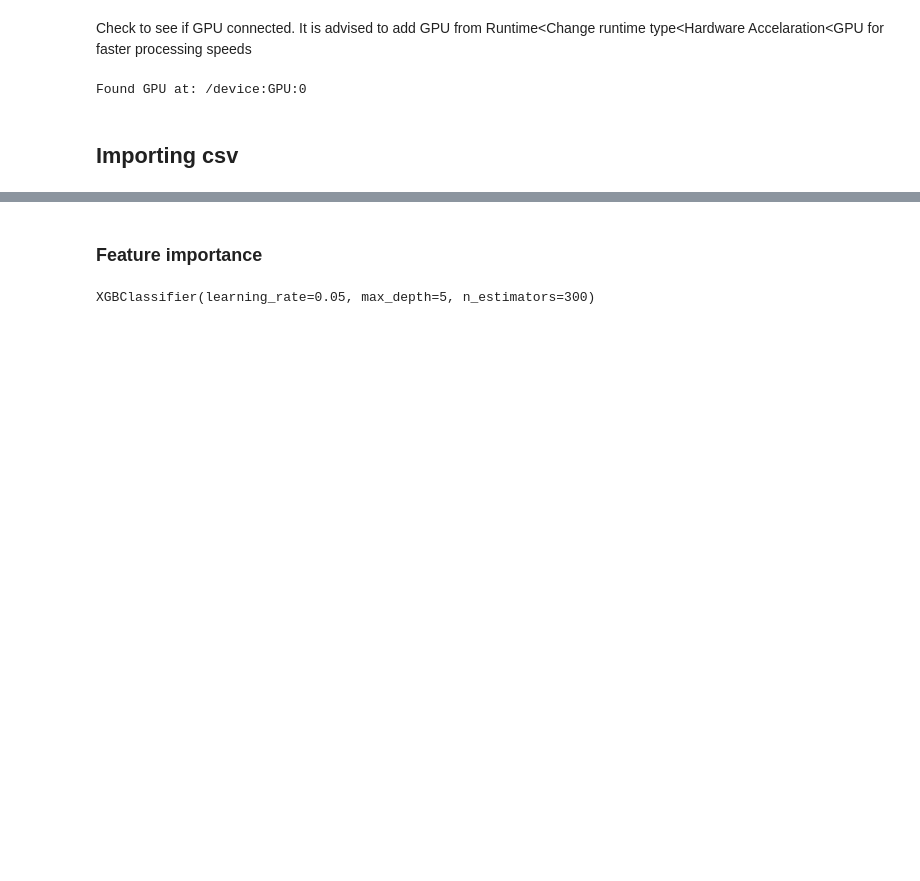
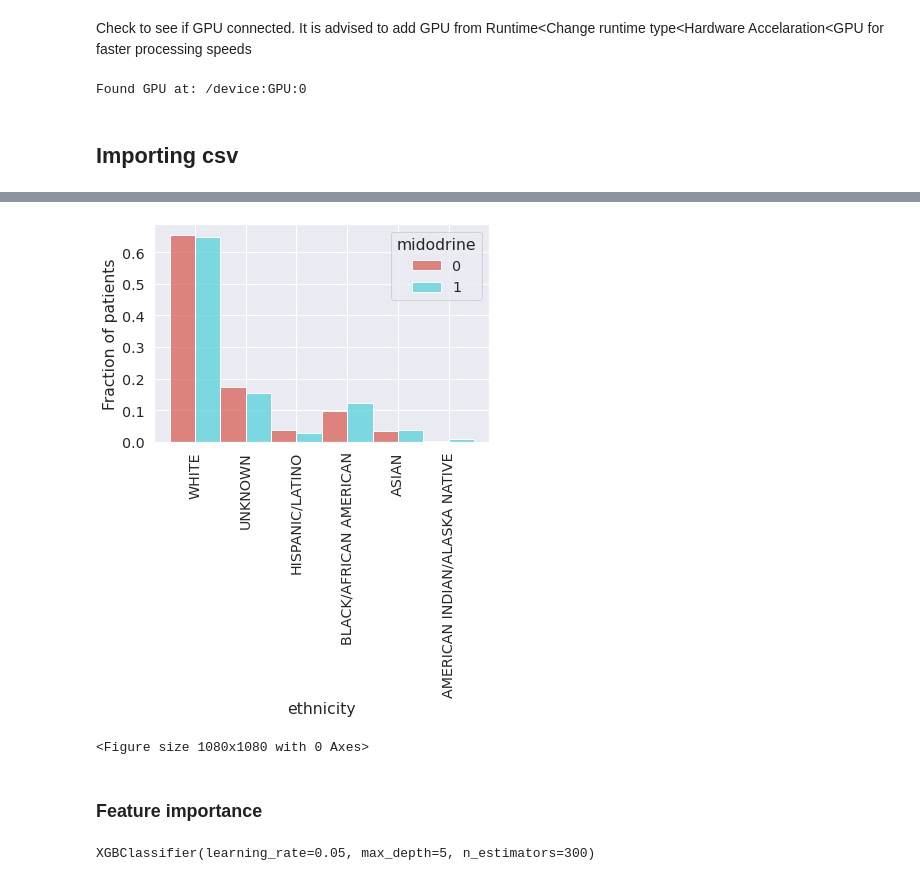
Before and after one commit to Jarvis-BITS/midodrine-mimic-iv, a Jupyter notebook: notebook/01a_feature_importance.ipynb, the cells around one changed output, grey strips where cells are left out. Saved outputs shown, nothing was run; the diff lists cells and outputs as text; code cells hidden in the pictures; blank space fills up the shorter version.

```diff
--- a/notebook/01a_feature_importance.ipynb
+++ b/notebook/01a_feature_importance.ipynb
@@ -111,2 +106,11 @@ nomido_data = cohort_table.loc[cohort_table['midodrine'] == 0]
+# %%
+sns.histplot(x = table_cohort['ethnicity'], hue=table_cohort['midodrine'], palette='hls', multiple="dodge", stat = 'density', common_norm=False)
+plt.xticks(rotation = 90)
+plt.ylabel("Fraction of patients")
+plt.figure(figsize=(15,15))
+plt.show()
+# %% [output]
+[figure, added]
+<Figure size 1080x1080 with 0 Axes>
 # %% [markdown]
 ### Feature importance
```
Also changed, not shown: parts of 20 cells of this notebook.
